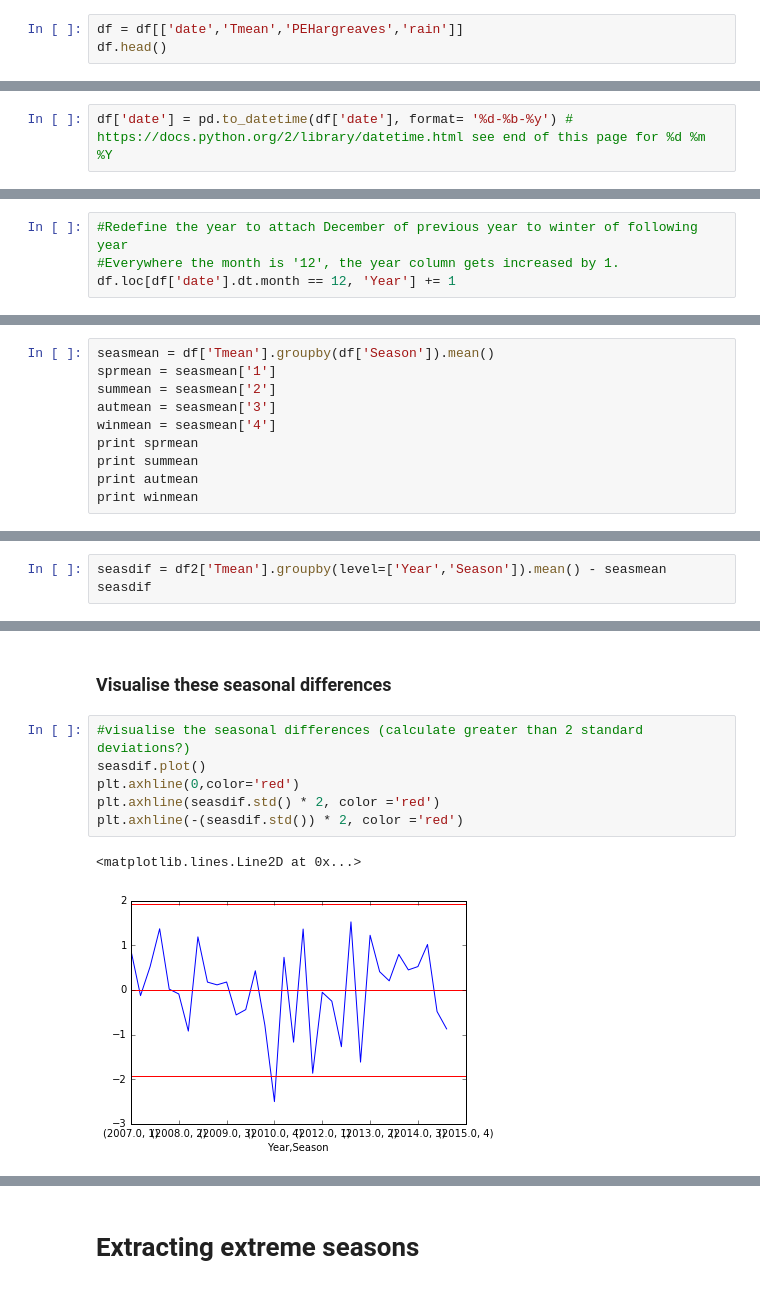
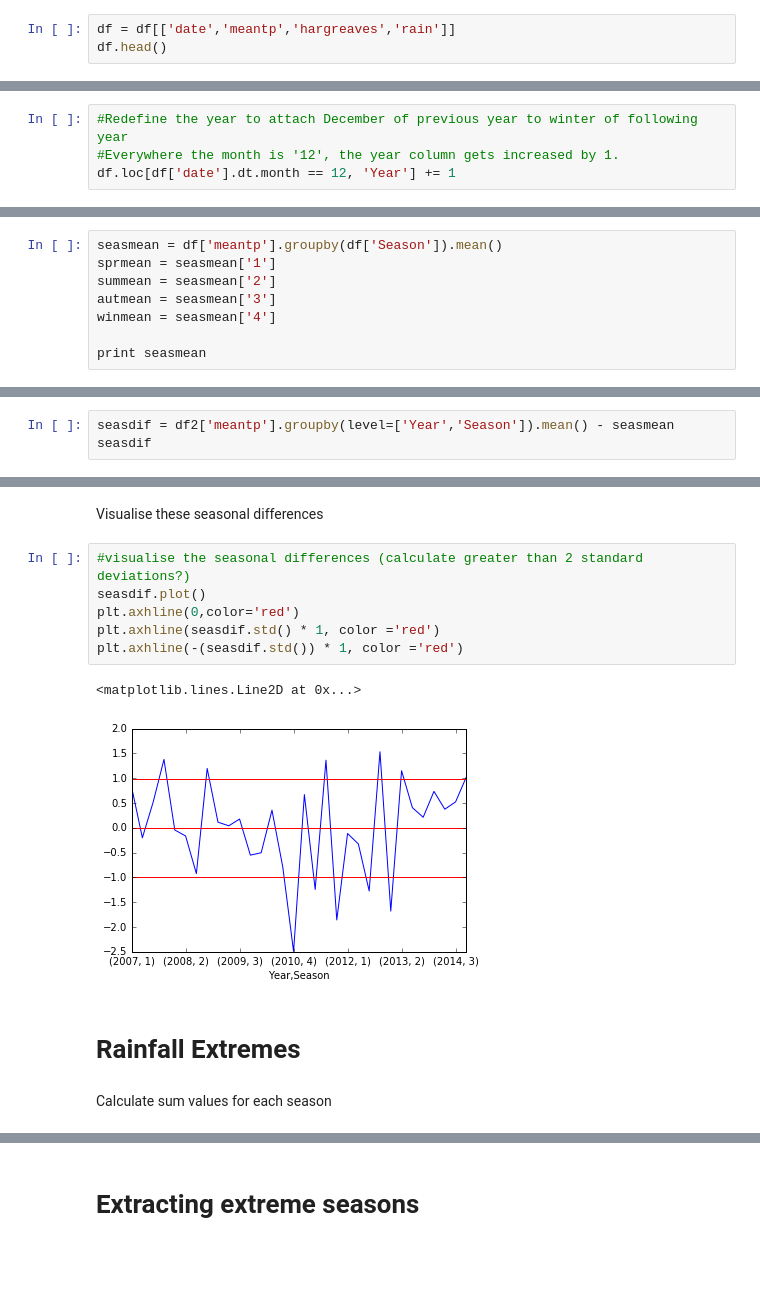
Before and after one commit to podgeflat/block-resampling, a Jupyter notebook: Block Resampling & Z Scores.ipynb, the cells around one changed output, grey strips where cells are left out. Drawn from its saved outputs; the diff is of its cells as text; blank space fills up the shorter version.

```diff
--- a/Block Resampling & Z Scores.ipynb
+++ b/Block Resampling & Z Scores.ipynb
@@ -35,4 +183,4 @@ df.Tmean = df.Tmean.round(1) #keep Tmean to one decimal place as that's what's i
 # %%
-df = df[['date','Tmean','PEHargreaves','rain']]
+df = df[['date','meantp','hargreaves','rain']]
 df.head()
 # %% [output]
@@ -47,3 +195 @@ df.head()
-# %%
-df['date'] = pd.to_datetime(df['date'], format= '%d-%b-%y') # https://docs.python.org/2/library/datetime.html see end of this page for %d %m %Y
 # %% [markdown]
@@ -94,11 +242,9 @@ df2.head()
 # %%
-seasmean = df['Tmean'].groupby(df['Season']).mean()
+seasmean = df['meantp'].groupby(df['Season']).mean()
 sprmean = seasmean['1']
 summean = seasmean['2']
 autmean = seasmean['3']
 winmean = seasmean['4']
-print sprmean
-print summean
-print autmean
-print winmean
+
+print seasmean
 # %% [output]
@@ -111,5 +259,5 @@ print winmean
 # %%
-seasdif = df2['Tmean'].groupby(level=['Year','Season']).mean() - seasmean
+seasdif = df2['meantp'].groupby(level=['Year','Season']).mean() - seasmean
 seasdif
 # %% [output]
 Year  Season
@@ -132,11 +280,15 @@ Name: Tmean, dtype: float64
 # %% [markdown]
-### Visualise these seasonal differences
+Visualise these seasonal differences
 # %%
 #visualise the seasonal differences (calculate greater than 2 standard deviations?)
 seasdif.plot()
 plt.axhline(0,color='red')
-plt.axhline(seasdif.std() * 2, color ='red')
-plt.axhline(-(seasdif.std()) * 2, color ='red')
+plt.axhline(seasdif.std() * 1, color ='red')
+plt.axhline(-(seasdif.std()) * 1, color ='red')
 # %% [output]
 <matplotlib.lines.Line2D at 0x...>
-[figure, old version]
+[figure, new version]
+# %% [markdown]
+# Rainfall Extremes
+# %% [markdown]
+Calculate sum values for each season
```
Also changed, not shown: parts of 71 cells of this notebook.
